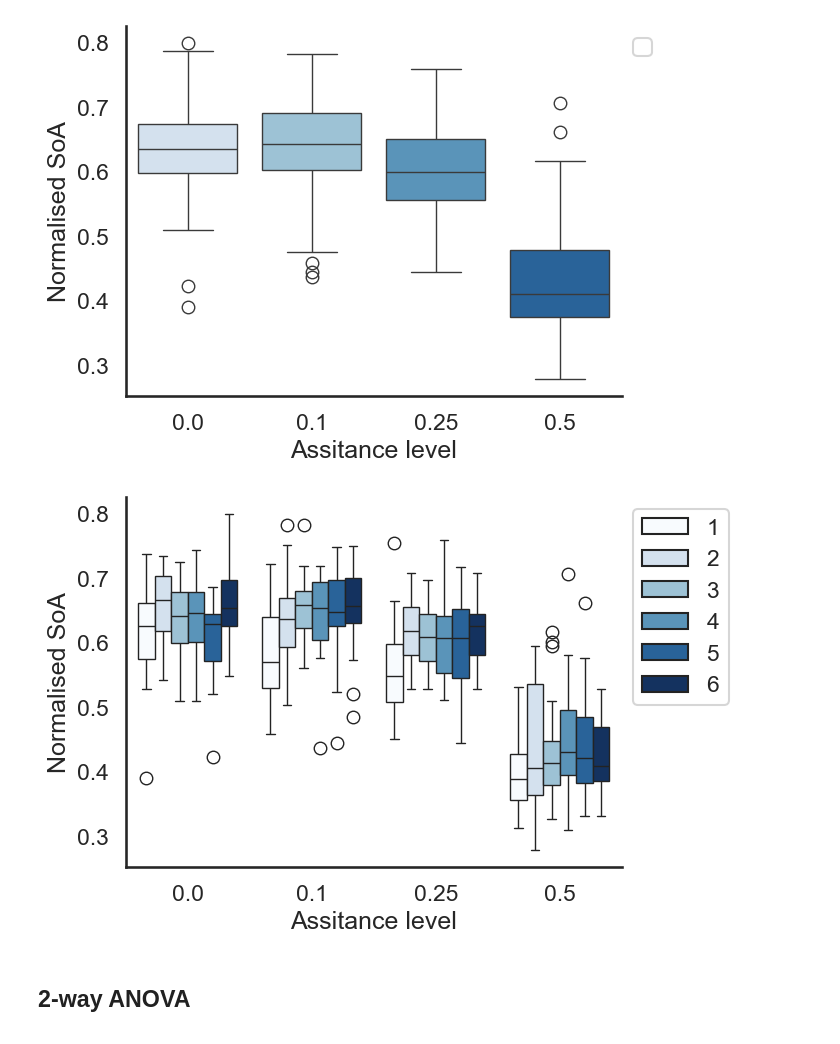
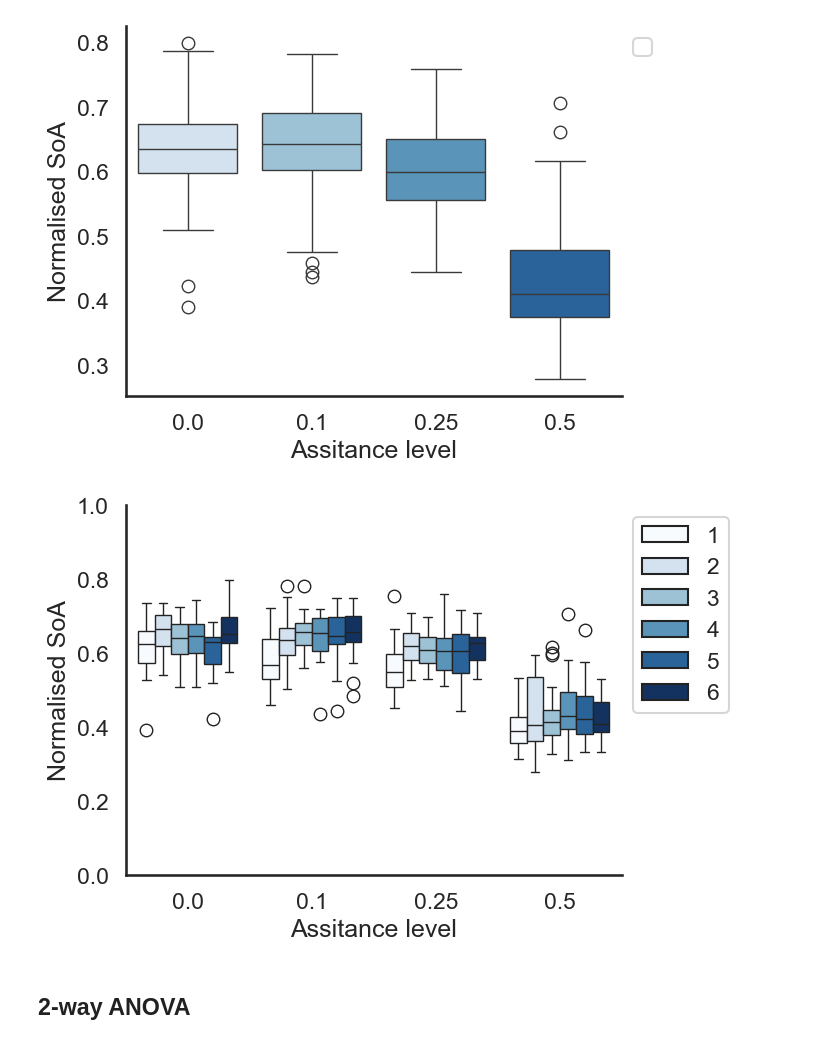
Before and after one commit to brocbacq/Thesis_analysis, a Jupyter notebook: analysis_normalized.ipynb, the cells around one changed output. Saved outputs shown, nothing was run; the diff lists cells and outputs as text; code cells hidden in the pictures.

```diff
--- a/analysis_normalized.ipynb
+++ b/analysis_normalized.ipynb
@@ -210,13 +208,14 @@ Passing `palette` without assigning `hue` is deprecated and will be removed in v
 # %%
 # plot SoA vs Assistance
 plt = sns.boxplot(data=df_grouped, x='assistance', y='SoA_normalized', hue='block', palette="Blues")
 plt.set_xlabel('Assitance level')
 plt.set_ylabel('Normalised SoA')
+plt.set_ylim(0, 1)
 plt.legend(loc='upper left', bbox_to_anchor=(1, 1))
 
 sns.despine()
 # %% [output]
-[figure, old version]
+[figure, new version]
 # %% [markdown]
 ## 2-way ANOVA
 # %%
```
Also changed, not shown: parts of 14 cells of this notebook.
